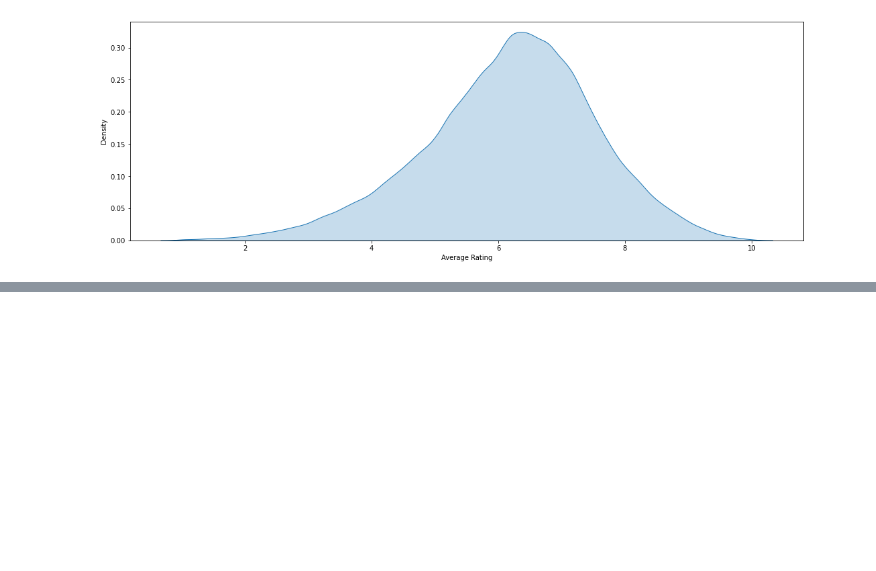
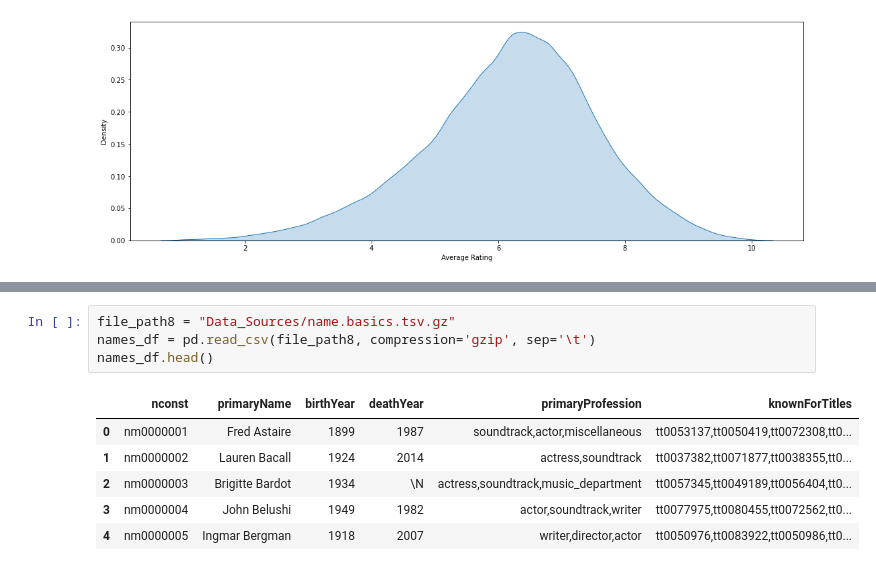
Before and after one commit to amudd10/Coming-to-A-Theater-Near-You, a Jupyter notebook: Datanalysis.ipynb, the cells around one changed output, grey strips where cells are left out. Cells and saved outputs as stored; diff of their text form; blank space fills up the shorter version.

```diff
--- a/Datanalysis.ipynb
+++ b/Datanalysis.ipynb
@@ -361,0 +373,11 @@ plt.show()
+# %%
+file_path8 = "Data_Sources/name.basics.tsv.gz"
+names_df = pd.read_csv(file_path8, compression='gzip', sep='\t')
+names_df.head()
+# %% [output]
+|  | nconst | primaryName | birthYear | deathYear | primaryProfession | knownForTitles |
+| 0 | nm0000001 | Fred Astaire | 1899 | 1987 | soundtrack,actor,miscellaneous | tt0053137,tt0050419,tt0072308,tt0... |
+| 1 | nm0000002 | Lauren Bacall | 1924 | 2014 | actress,soundtrack | tt0037382,tt0071877,tt0038355,tt0... |
+| 2 | nm0000003 | Brigitte Bardot | 1934 | \N | actress,soundtrack,music_department | tt0057345,tt0049189,tt0056404,tt0... |
+| 3 | nm0000004 | John Belushi | 1949 | 1982 | actor,soundtrack,writer | tt0077975,tt0080455,tt0072562,tt0... |
+| 4 | nm0000005 | Ingmar Bergman | 1918 | 2007 | writer,director,actor | tt0050976,tt0083922,tt0050986,tt0... |
```
Also changed, not shown: parts of 7 cells of this notebook, 8 other files.
